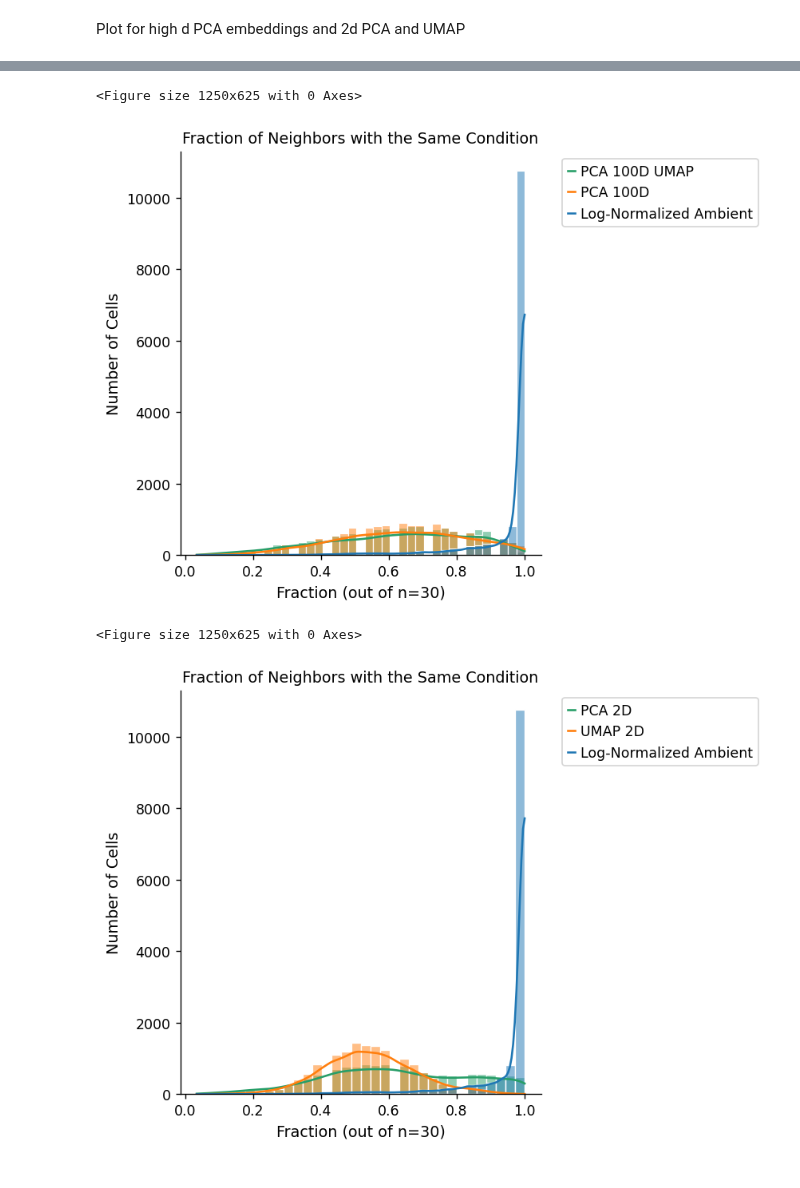
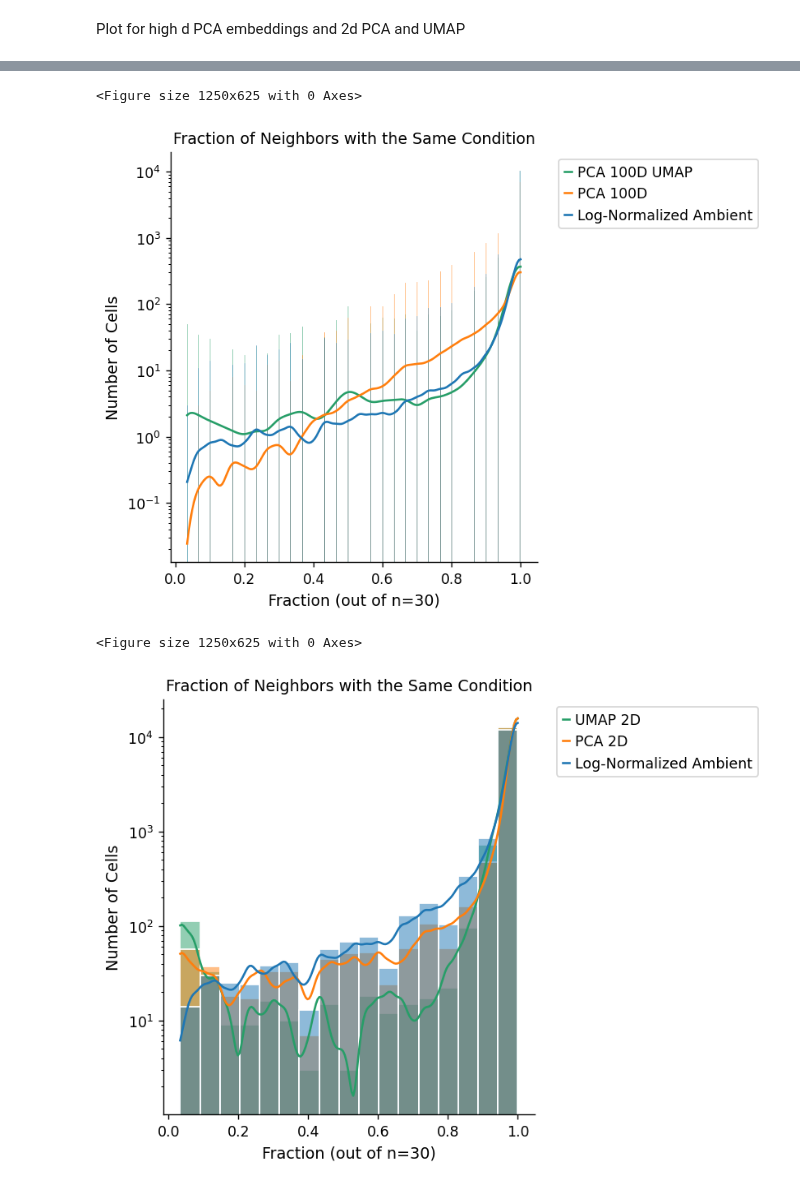
Before and after one commit to pachterlab/CP_2023, a Jupyter notebook: notebooks/fig1a_b/pbmcAnalysis.ipynb, the cells around one changed output, grey strips where cells are left out. Drawn from its saved outputs; the diff is of its cells as text; code cells hidden in the pictures.

```diff
--- a/notebooks/fig1a_b/pbmcAnalysis.ipynb
+++ b/notebooks/fig1a_b/pbmcAnalysis.ipynb
@@ -571,15 +571,15 @@ plt.show()
 # %% [markdown]
 Plot for high d PCA embeddings and 2d PCA and UMAP
 # %%
-logNeigh, logClus = frac_unique_neighbors(np.asarray(logMat), conds['x']) #
-pca50Neigh, pca50Clus = frac_unique_neighbors(np.asarray(x_pca_50_intg), conds['x']) #pcaTSNE2
-pca100Neigh, pca100Clus = frac_unique_neighbors(np.asarray(x_pca_100_intg), conds['x']) #pcaTSNE2
+logNeigh, logClus = frac_unique_neighbors(np.asarray(logMatOrig), conds['x']) #
+pca50Neigh, pca50Clus = frac_unique_neighbors(np.asarray(x_pca_50), conds['x']) #pcaTSNE2
+pca100Neigh, pca100Clus = frac_unique_neighbors(np.asarray(x_pca_100), conds['x']) #pcaTSNE2
 
-pca50UMAPNeigh, pca50Clus = frac_unique_neighbors(np.asarray(pcaUMAP50_intg), conds['x']) #pcaTSNE2
-pca100UMAPNeigh, pca100Clus = frac_unique_neighbors(np.asarray(pcaUMAP100_intg), conds['x']) #pcaTSNE2
+pca50UMAPNeigh, pca50Clus = frac_unique_neighbors(np.asarray(pcaUMAP50), conds['x']) #pcaTSNE2
+pca100UMAPNeigh, pca100Clus = frac_unique_neighbors(np.asarray(pcaUMAP100), conds['x']) #pcaTSNE2
 
-pca2Neigh, pca2Clus = frac_unique_neighbors(np.asarray(x_pca_2_intg), conds['x']) #pcaTSNE2
-umap2Neigh, umap2Clus = frac_unique_neighbors(np.asarray(origUMAP2_intg), conds['x']) #pcaTSNE2
+pca2Neigh, pca2Clus = frac_unique_neighbors(np.asarray(x_pca_2), conds['x']) #pcaTSNE2
+umap2Neigh, umap2Clus = frac_unique_neighbors(np.asarray(origUMAP2), conds['x']) #pcaTSNE2
 
 
 #umapNeigh, umapClus = frac_unique_neighbors(np.asarray(umapMat), conds['x']) #pcaUMAP2
@@ -591,8 +591,8 @@ latents = [sum(list(logNeigh.values()), []),sum(list(pca50Neigh.values()),[]),su
 
 latent = ['Log-Normalized Ambient','PCA 50D','PCA 100D','PCA 50D UMAP','PCA 100D UMAP','PCA 2D','UMAP 2D']
 # %%
-pcaNeigh, pcaClus = frac_unique_neighbors(np.asarray(pcaMat), conds['x']) #pcaTSNE2
-umapNeigh, umapClus = frac_unique_neighbors(np.asarray(umapMat), conds['x']) #pcaUMAP2
+pcaNeigh, pcaClus = frac_unique_neighbors(np.asarray(x_pca), conds['x']) #pcaTSNE2
+umapNeigh, umapClus = frac_unique_neighbors(np.asarray(pcaUMAP), conds['x']) #pcaUMAP2
 
 
 latents += [sum(list(pcaNeigh.values()),[]),sum(list(umapNeigh.values()),[]) ]
@@ -683,6 +687,8 @@ g=sns.displot(data=integDF2, x="Fraction", kde=True, hue='Embed',legend=False,ed
 plt.legend(['PCA 100D UMAP','PCA 100D','Log-Normalized Ambient'],bbox_to_anchor=(1.04,1), loc="upper left",prop={"size":10})
 plt.title('Fraction of Neighbors with the Same Condition',fontsize=11)
 
+plt.yscale('log')
+
 plt.xlabel("Fraction (out of n=30)",fontsize=11)
 plt.ylabel("Number of Cells",fontsize=11)
 plt.xticks(fontsize=10)
@@ -692,23 +698,24 @@ plt.grid(False)
 plt.show()
 # %% [output]
 <Figure size 1250x625 with 0 Axes>
-[figure, old version]
+[figure, new version]
 # %%
 plt.figure(figsize=(10,5))
 
 integDF2 = integDF[integDF['Embed'].isin(['PCA 2D','UMAP 2D','Log-Normalized Ambient'])]
 g=sns.displot(data=integDF2, x="Fraction", kde=True, hue='Embed',legend=False,edgecolor="white") #legend=False
 
-plt.legend(['PCA 2D','UMAP 2D','Log-Normalized Ambient'],bbox_to_anchor=(1.04,1), loc="upper left",prop={"size":10})
+plt.legend(['UMAP 2D','PCA 2D','Log-Normalized Ambient'],bbox_to_anchor=(1.04,1), loc="upper left",prop={"size":10})
 plt.title('Fraction of Neighbors with the Same Condition',fontsize=11)
 
+plt.yscale('log')
 plt.xlabel("Fraction (out of n=30)",fontsize=11)
 plt.ylabel("Number of Cells",fontsize=11)
 plt.xticks(fontsize=10)
 plt.yticks(fontsize=10)
 plt.grid(False)
 #plt.tight_layout()
 plt.show()
 # %% [output]
 <Figure size 1250x625 with 0 Axes>
-[figure, old version]
+[figure, new version]
```
Also changed, not shown: parts of 5 cells of this notebook.
